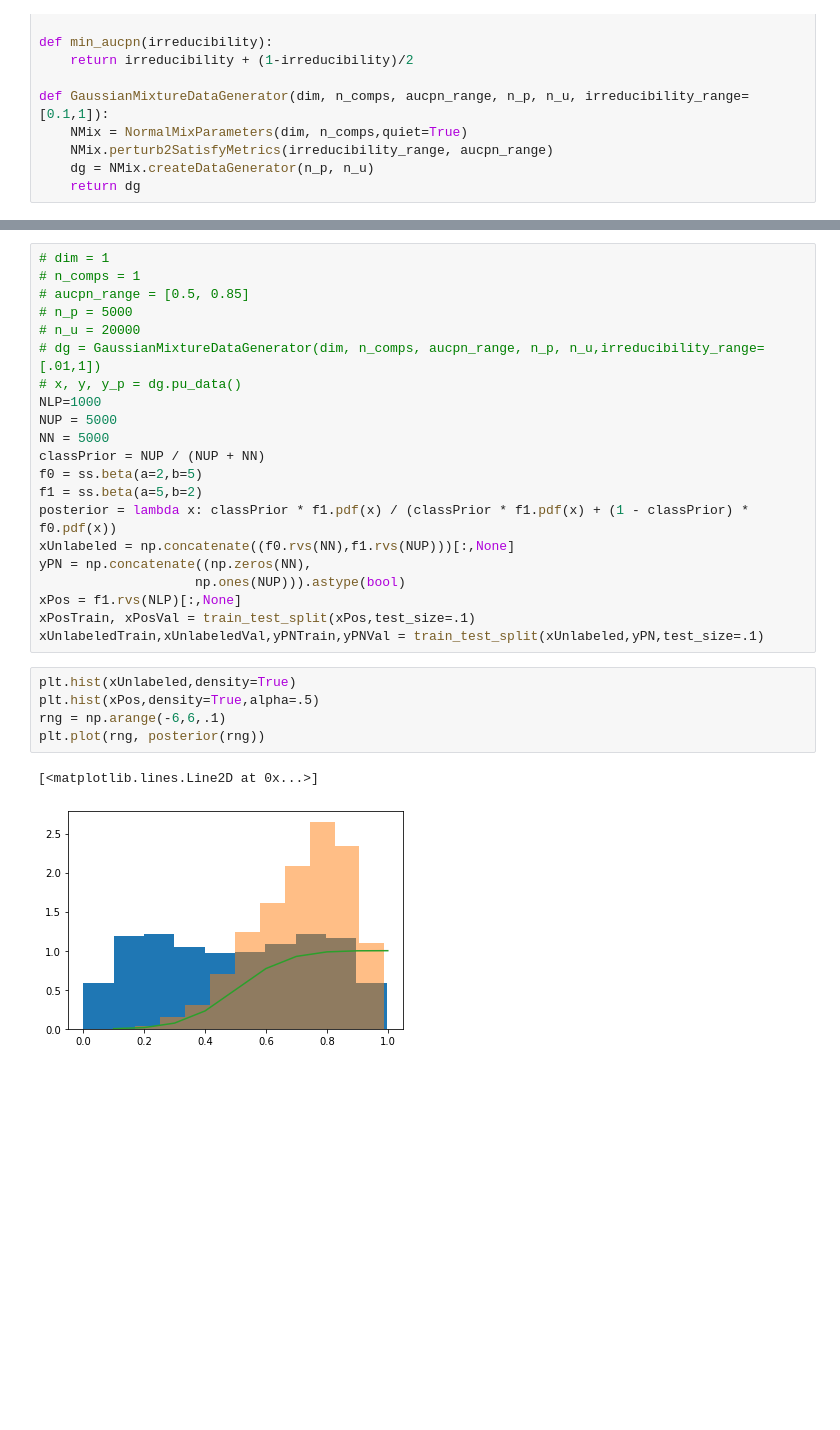
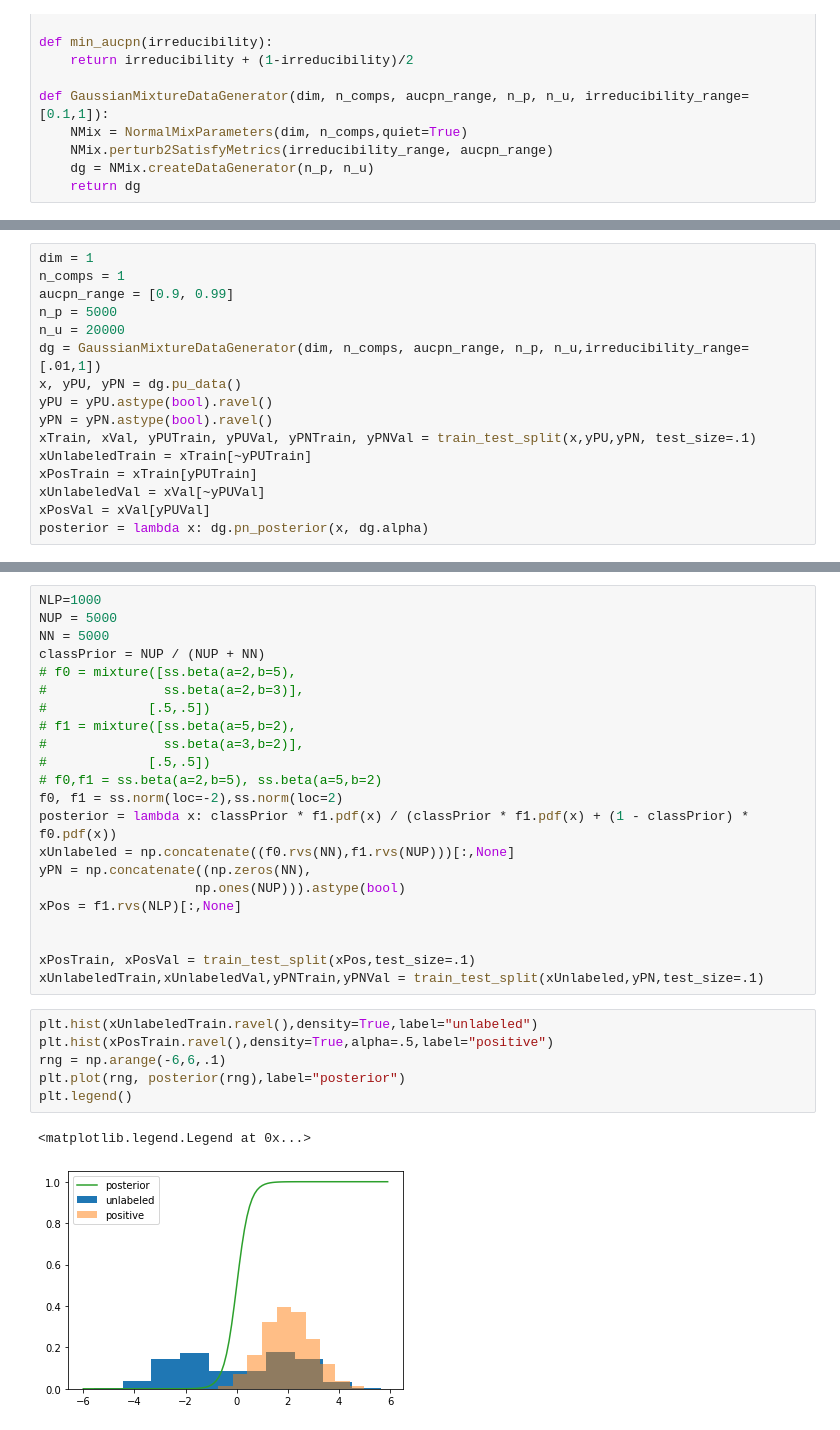
Before and after one commit to Dzeiberg/latentPosteriorEstimation, a Jupyter notebook: AAE.ipynb, the cells around one changed output, grey strips where cells are left out. Cells and saved outputs as stored; diff of their text form; blank space fills up the shorter version.

```diff
--- a/AAE.ipynb
+++ b/AAE.ipynb
@@ -473,0 +469,16 @@ plt.plot(ss.beta.pdf(np.arange(0,1,.01),a=2,b=5))
+# %%
+dim = 1
+n_comps = 1
+aucpn_range = [0.9, 0.99]
+n_p = 5000
+n_u = 20000
+dg = GaussianMixtureDataGenerator(dim, n_comps, aucpn_range, n_p, n_u,irreducibility_range=[.01,1])
+x, yPU, yPN = dg.pu_data()
+yPU = yPU.astype(bool).ravel()
+yPN = yPN.astype(bool).ravel()
+xTrain, xVal, yPUTrain, yPUVal, yPNTrain, yPNVal = train_test_split(x,yPU,yPN, test_size=.1)
+xUnlabeledTrain = xTrain[~yPUTrain]
+xPosTrain = xTrain[yPUTrain]
+xUnlabeledVal = xVal[~yPUVal]
+xPosVal = xVal[yPUVal]
+posterior = lambda x: dg.pn_posterior(x, dg.alpha)
@@ -474,32 +491,34 @@ plt.plot(ss.beta.pdf(np.arange(0,1,.01),a=2,b=5))
 # %%
-# dim = 1
-# n_comps = 1
-# aucpn_range = [0.5, 0.85]
-# n_p = 5000
-# n_u = 20000
-# dg = GaussianMixtureDataGenerator(dim, n_comps, aucpn_range, n_p, n_u,irreducibility_range=[.01,1])
-# x, y, y_p = dg.pu_data()
 NLP=1000
 NUP = 5000
 NN = 5000
 classPrior = NUP / (NUP + NN)
-f0 = ss.beta(a=2,b=5)
-f1 = ss.beta(a=5,b=2)
+# f0 = mixture([ss.beta(a=2,b=5),
+#               ss.beta(a=2,b=3)],
+#             [.5,.5])
+# f1 = mixture([ss.beta(a=5,b=2),
+#               ss.beta(a=3,b=2)],
+#             [.5,.5])
+# f0,f1 = ss.beta(a=2,b=5), ss.beta(a=5,b=2)
+f0, f1 = ss.norm(loc=-2),ss.norm(loc=2)
 posterior = lambda x: classPrior * f1.pdf(x) / (classPrior * f1.pdf(x) + (1 - classPrior) * f0.pdf(x))
 xUnlabeled = np.concatenate((f0.rvs(NN),f1.rvs(NUP)))[:,None]
 yPN = np.concatenate((np.zeros(NN),
                     np.ones(NUP))).astype(bool)
 xPos = f1.rvs(NLP)[:,None]
+
+
 xPosTrain, xPosVal = train_test_split(xPos,test_size=.1)
 xUnlabeledTrain,xUnlabeledVal,yPNTrain,yPNVal = train_test_split(xUnlabeled,yPN,test_size=.1)
 # %%
-plt.hist(xUnlabeled,density=True)
-plt.hist(xPos,density=True,alpha=.5)
+plt.hist(xUnlabeledTrain.ravel(),density=True,label="unlabeled")
+plt.hist(xPosTrain.ravel(),density=True,alpha=.5,label="positive")
 rng = np.arange(-6,6,.1)
-plt.plot(rng, posterior(rng))
+plt.plot(rng, posterior(rng),label="posterior")
+plt.legend()
 # %% [output]
-[<matplotlib.lines.Line2D at 0x...>]
+<matplotlib.legend.Legend at 0x...>
-[figure, old version]
+[figure, new version]
 # %%
 class AdversarialAutoencoder:
     def __init__(self, input_shape, h_dim, z_dim, ae_loss_weight, gen_loss_weight, dc_loss_weight):
```
Also changed, not shown: parts of 14 cells of this notebook, 1 other file.
